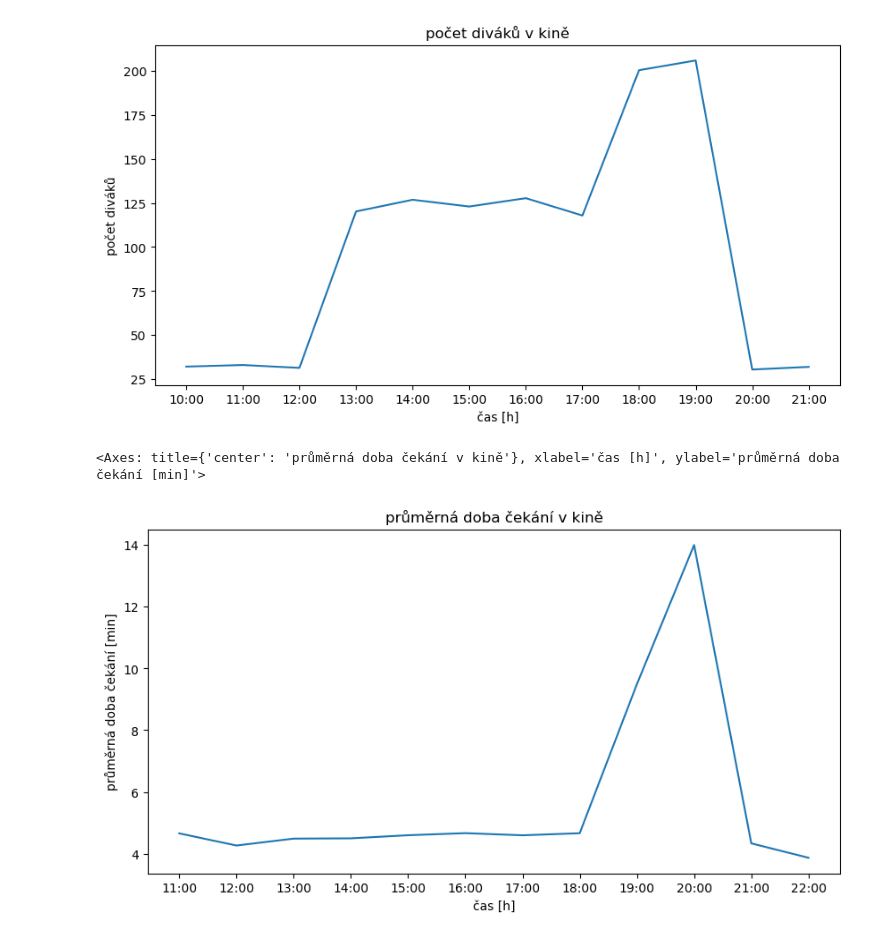
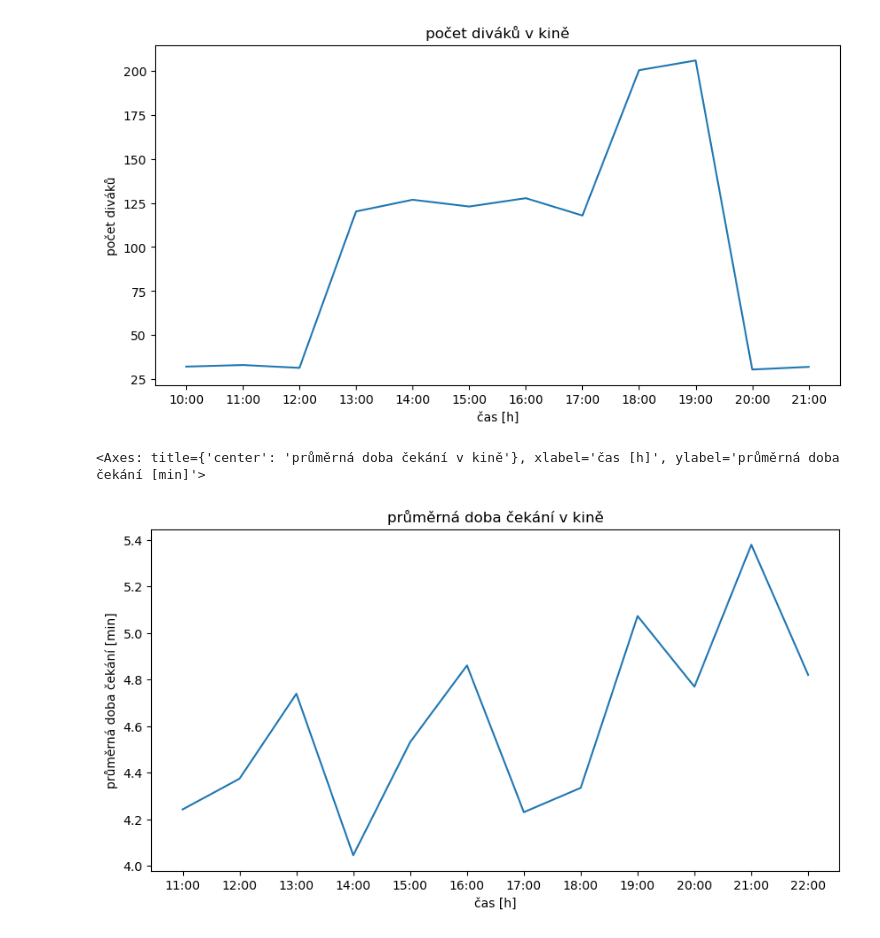
Before and after one commit to Tesser3kt/GEVO, a Jupyter notebook: 4.AB/simulace/nove_kino.ipynb, the cells around one changed output. Drawn from its saved outputs; the diff is of its cells as text; code cells hidden in the pictures.

```diff
--- a/4.AB/simulace/nove_kino.ipynb
+++ b/4.AB/simulace/nove_kino.ipynb
@@ -38,21 +38,13 @@ from simpy import *
 
 env = Environment()
 
-num_cashiers = 4
-num_ushers = 2
-num_servers = 4
+num_cashiers = 6
+num_ushers = 3
+num_servers = 6
 
 cashier = Resource(env, capacity=num_cashiers)
 usher = Resource(env, capacity=num_ushers)
 server = Resource(env, capacity=num_servers)
-
-backup_cashiers = 2
-backup_ushers = 1
-backup_servers = 3
-
-backup_cashier = Resource(env, capacity=backup_cashiers)
-backup_usher = Resource(env, capacity=backup_ushers)
-backup_server = Resource(env, capacity=backup_servers)
 
 def purchase_ticket(env, customer):
     yield env.timeout(max(np.random.normal(2, 1), 20 / 60))
@@ -66,33 +58,18 @@ def sell_food(env, customer):
 def go_to_movie(env, customer, hour):
     arrival_time = env.now
 
-    if cashier.count >= num_cashiers:
-        with backup_cashier.request() as request:
-            yield request
-            yield env.process(purchase_ticket(env, customer))
-    else:
-        with cashier.request() as request:
-            yield request
-            yield env.process(purchase_ticket(env, customer))
+    with cashier.request() as request:
+        yield request
+        yield env.process(purchase_ticket(env, customer))
 
-    if usher.count >= num_ushers:
-        with backup_usher.request() as request:
-            yield request
-            yield env.process(check_ticket(env, customer))
-    else:
-        with usher.request() as request:
-            yield request
-            yield env.process(check_ticket(env, customer))
+    with usher.request() as request:
+        yield request
+        yield env.process(check_ticket(env, customer))
 
     if np.random.choice([True] * 3 +  [False]):
-        if server.count >= num_servers:
-            with backup_server.request() as request:
-                yield request
-                yield env.process(sell_food(env, customer))
-        else:
-            with server.request() as request:
-                yield request
-                yield env.process(sell_food(env, customer))
+        with server.request() as request:
+            yield request
+            yield env.process(sell_food(env, customer))
 
     if hour >= len(wait_times):
         wait_times.append([])
@@ -100,31 +77,31 @@ def go_to_movie(env, customer, hour):
     wait_times[hour].append(env.now - arrival_time)
 
 def run_theater(env):
     customer = 0
     for average_hour in range(11):
         num_of_customers = np.random.poisson(average_day[average_hour])
         for _ in range(num_of_customers):
             actual_hour = int(env.now / 60)
             env.process(go_to_movie(env, customer, actual_hour))
             customer += 1
 
             yield env.timeout(np.random.exponential(60 / num_of_customers))
 
 env.process(run_theater(env))
 env.run()
 
 # Vizualizace výstupních dat
 wait_times_avg = [np.mean(wait_time) for wait_time in wait_times]
 idx = np.arange(11, 11 + len(wait_times_avg), 1)
 ts = pd.Series(wait_times_avg, index=idx)
 
 plt.figure(figsize=(10, 5))
 plt.xticks(idx, [f"{i}:00" for i in idx])
 plt.xlabel("čas [h]")
 plt.ylabel("průměrná doba čekání [min]")
 plt.title("průměrná doba čekání v kině")
 
 ts.plot()
 # %% [output]
 <Axes: title={'center': 'průměrná doba čekání v kině'}, xlabel='čas [h]', ylabel='průměrná doba čekání [min]'>
-[figure, old version]
+[figure, new version]
```
Also changed, not shown: 25 other files.
